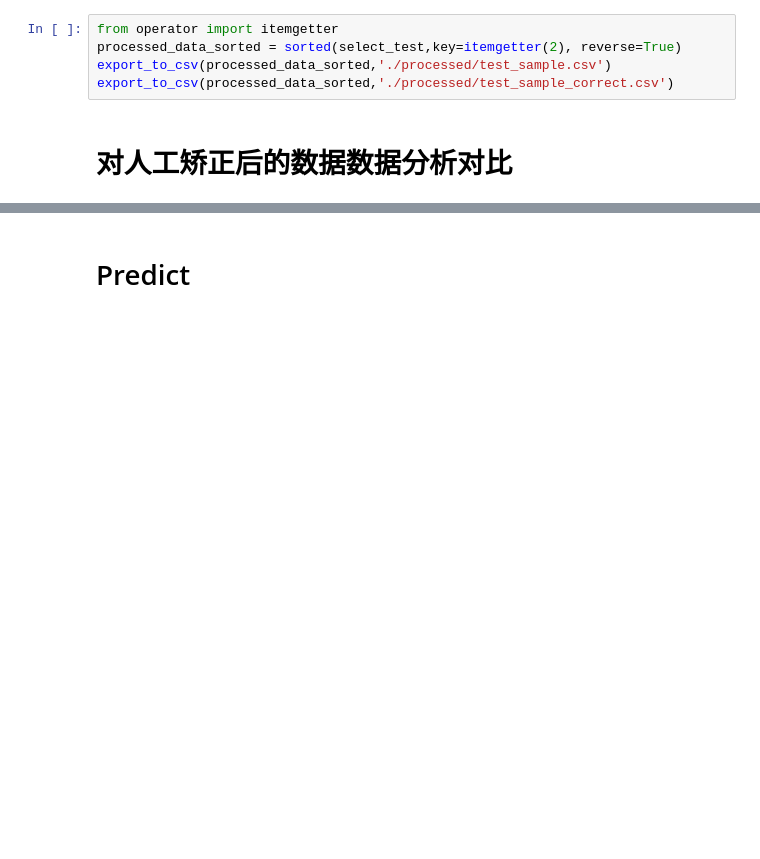
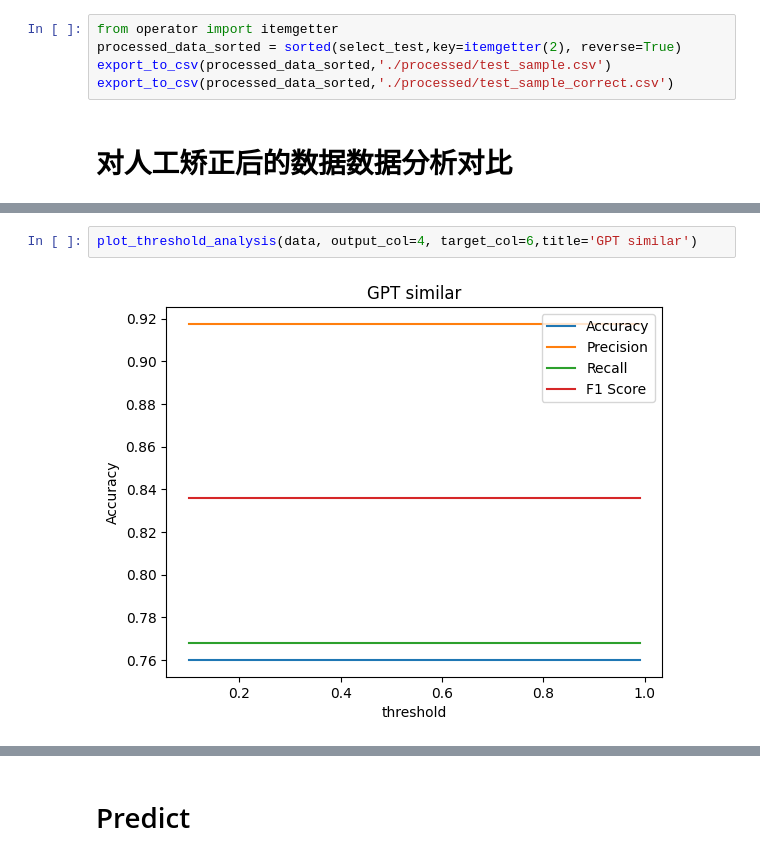
Before and after one commit to RongkangXiong/Bert-Multi-Label-Text-Classification, a Jupyter notebook: DataProcess/TransData.ipynb, the cells around one changed output, grey strips where cells are left out. Drawn from its saved outputs; the diff is of its cells as text; blank space fills up the shorter version.

```diff
--- a/DataProcess/TransData.ipynb
+++ b/DataProcess/TransData.ipynb
@@ -151,0 +265,4 @@ s[1].replace('对比相同和相似物资:','').split(',')
+# %%
+plot_threshold_analysis(data, output_col=4, target_col=6,title='GPT similar')
+# %% [output]
+[figure, added]
```
Also changed, not shown: parts of 25 cells of this notebook.
